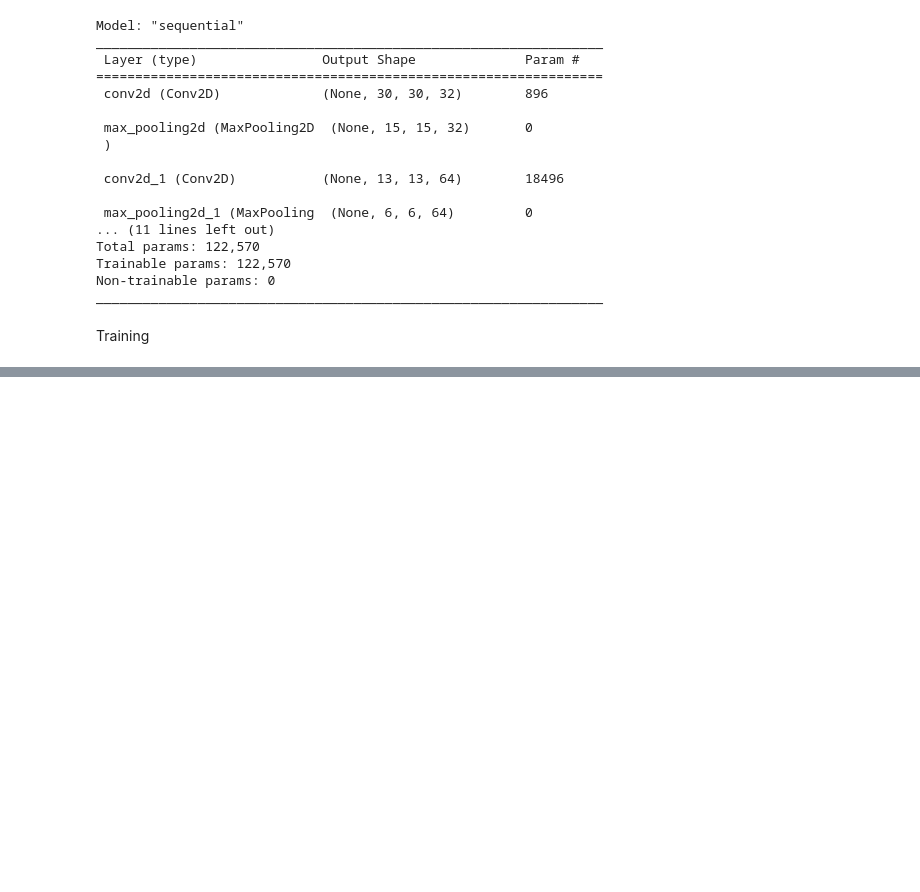
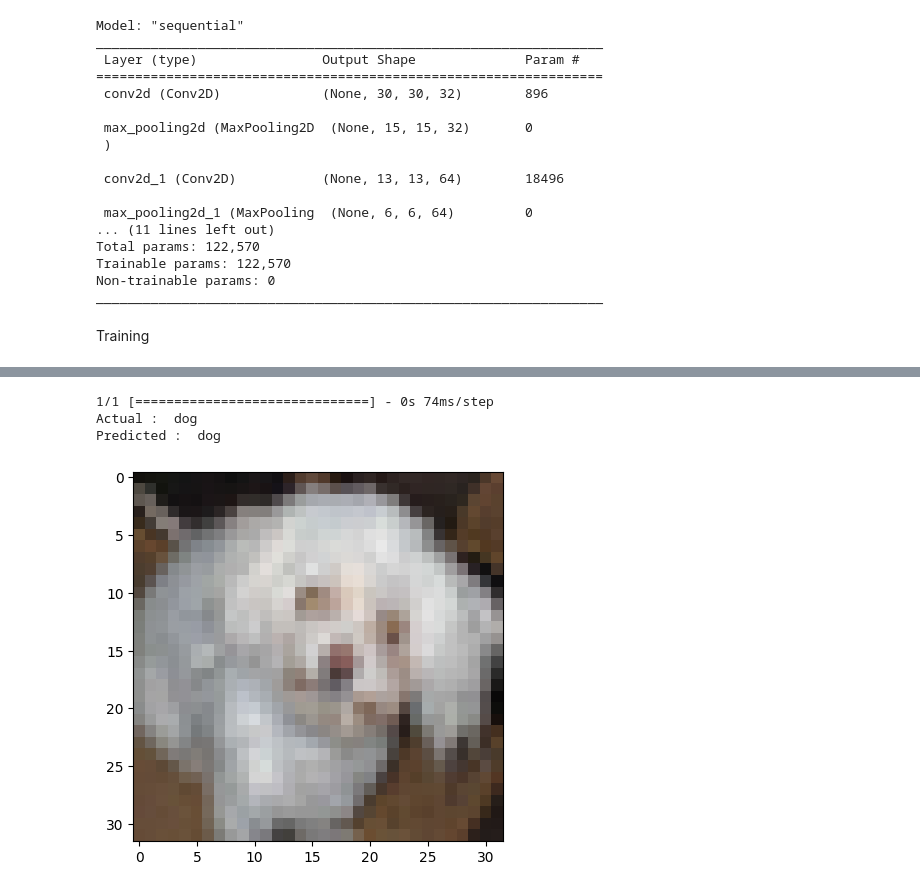
Before and after one commit to sumukhbhat12/Tensor-Flow-Course-FreeCodeCamp, a Jupyter notebook: Convolutional_Neural_Network.ipynb, the cells around one changed output, grey strips where cells are left out. Saved outputs shown, nothing was run; the diff lists cells and outputs as text; code cells hidden in the pictures; blank space fills up the shorter version.

```diff
--- a/Convolutional_Neural_Network.ipynb
+++ b/Convolutional_Neural_Network.ipynb
@@ -142,0 +177,7 @@ Epoch 10/10
+# %%
+get_predictions(1000)
+# %% [output]
+1/1 [==============================] - 0s 74ms/step
+Actual :  dog
+Predicted :  dog
+[figure, added]
```
Also changed, not shown: parts of 8 cells of this notebook.
